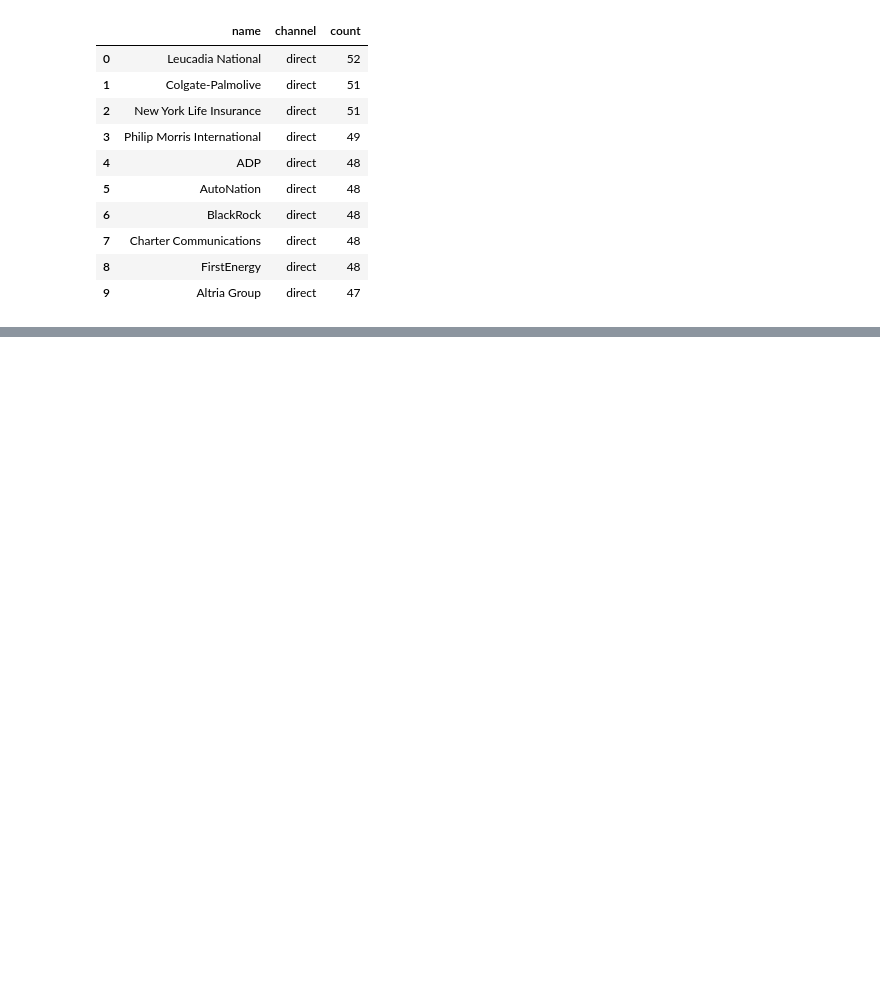
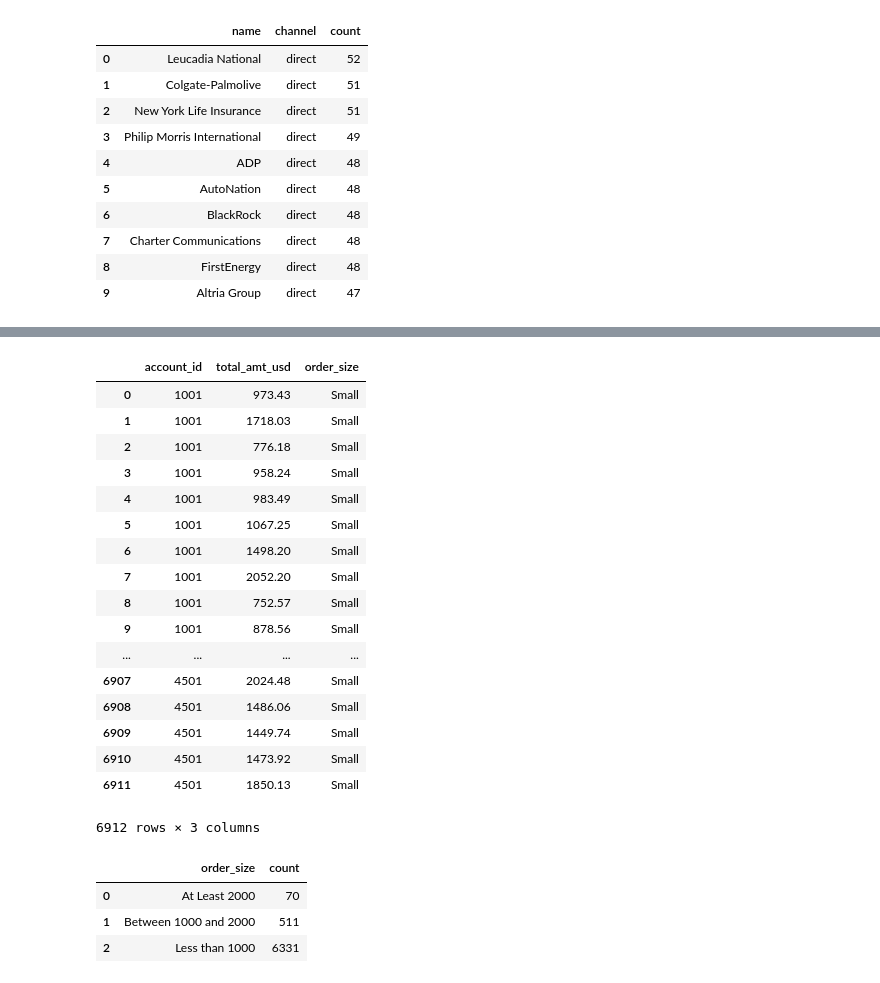
Before and after one commit to rebeccaebarnes/SQL-Practice, a Jupyter notebook: sql_practice.ipynb, the cells around one changed output, grey strips where cells are left out. Drawn from its saved outputs; the diff is of its cells as text; code cells hidden in the pictures; blank space fills up the shorter version.

```diff
--- a/sql_practice.ipynb
+++ b/sql_practice.ipynb
@@ -2107,0 +2266,42 @@ sql_query('SELECT a.name, w.channel, COUNT(*) count\
+# %%
+# 1 For each order, the account ID, total amount of the order, and the
+#   level of the order - ‘Large’ or ’Small’ - if the order >= $3000
+sql_query('SELECT account_id, \
+                  total_amt_usd, \
+                  CASE WHEN total_amt_usd >= 3000 THEN "Large" \
+                       ELSE "Small" END AS order_size \
+           FROM orders;')
+# %% [output]
+|  | account_id | total_amt_usd | order_size |
+| 0 | 1001 | 973.43 | Small |
+| 1 | 1001 | 1718.03 | Small |
+| 2 | 1001 | 776.18 | Small |
+| 3 | 1001 | 958.24 | Small |
+| 4 | 1001 | 983.49 | Small |
+| 5 | 1001 | 1067.25 | Small |
+| 6 | 1001 | 1498.20 | Small |
+| 7 | 1001 | 2052.20 | Small |
+| 8 | 1001 | 752.57 | Small |
+| 9 | 1001 | 878.56 | Small |
+| ... | ... | ... | ... |
+| 6907 | 4501 | 2024.48 | Small |
+| 6908 | 4501 | 1486.06 | Small |
+| 6909 | 4501 | 1449.74 | Small |
+| 6910 | 4501 | 1473.92 | Small |
+| 6911 | 4501 | 1850.13 | Small |
+6912 rows × 3 columns
+# %%
+# 2 Number of orders in each of three categories, based on the 'total' amount
+#   of each order. The three categories are: 'At Least 2000', 'Between 1000
+#   and 2000' and 'Less than 1000'.
+sql_query('SELECT CASE WHEN total >= 2000 THEN "At Least 2000" \
+                       WHEN total BETWEEN 1000 AND 1999 THEN "Between 1000 and 2000" \
+                       ELSE "Less than 1000" END AS order_size, \
+                  COUNT(*) count \
+           FROM orders \
+           GROUP BY 1;')
+# %% [output]
+|  | order_size | count |
+| 0 | At Least 2000 | 70 |
+| 1 | Between 1000 and 2000 | 511 |
+| 2 | Less than 1000 | 6331 |
```
Also changed, not shown: parts of 20 cells of this notebook.
